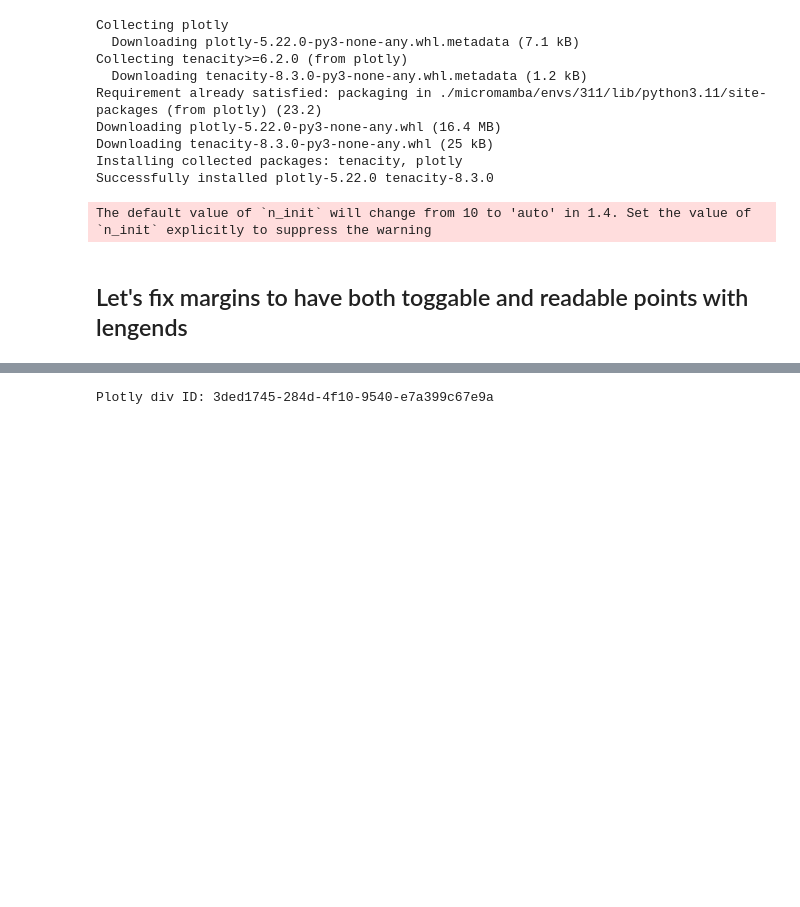
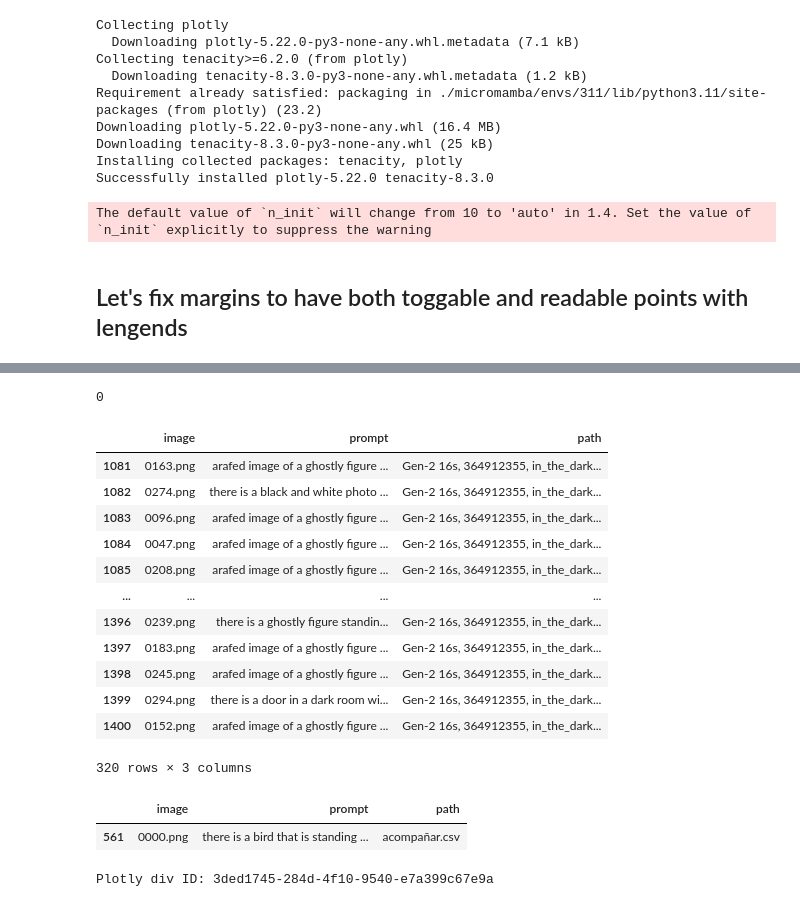
Before and after one commit to karen-pal/semantic_explore, a Jupyter notebook: data_preparation_semantic_transverse_interrogator.ipynb, the cells around one changed output, grey strips where cells are left out. Saved outputs shown, nothing was run; the diff lists cells and outputs as text; code cells hidden in the pictures; blank space fills up the shorter version.

```diff
--- a/data_preparation_semantic_transverse_interrogator.ipynb
+++ b/data_preparation_semantic_transverse_interrogator.ipynb
@@ -1032,0 +1085,33 @@ Plotly div ID: b116147e-366d-4067-b85b-ed2a84b84d44
+# %%
+import pandas as pd
+import numpy as np
+import tensorflow as tf
+import tensorflow_hub as hub
+from sklearn.manifold import TSNE
+import plotly.graph_objs as go
+
+# Load Universal Sentence Encoder model
+use_model = hub.load("https://tfhub.dev/google/universal-sentence-encoder/4")
+
+# Function to get USE embeddings
+def get_use_embeddings(sentences):
+    """
+    Get semantic embeddings using Universal Sentence Encoder.
+    """
+    # Convert sentences to tensors
+    sentence_tensors = tf.constant(sentences.tolist())
+
+    # Get sentence embeddings
+    sentence_embeddings = use_model(sentence_tensors).numpy()
+
+    return sentence_embeddings
+
+# Read DataFrame from CSV
+df = pd.read_csv("full_dataset.csv")
+
+# Apply embeddings function to all sentences
+embeddings = get_use_embeddings(df['prompt'])
+
+# Apply t-SNE to reduce dimensionality to 3 dimensions
+tsne = TSNE(n_components=3, random_state=42)
+embeddings_3d = tsne.fit_transform(embeddings)
@@ -1046,3 +1384,28 @@ Layout({
+# %%
+len(df[df["path"]=='test.csv'])
+# %% [output]
+0
+# %%
+df[df["path"]=="Gen-2 16s, 364912355, in_the_dark_human_sh, M 5.csv"]
+# %% [output]
+|  | image | prompt | path |
+| 1081 | 0163.png | arafed image of a ghostly figure ... | Gen-2 16s, 364912355, in_the_dark... |
+| 1082 | 0274.png | there is a black and white photo ... | Gen-2 16s, 364912355, in_the_dark... |
+| 1083 | 0096.png | arafed image of a ghostly figure ... | Gen-2 16s, 364912355, in_the_dark... |
+| 1084 | 0047.png | arafed image of a ghostly figure ... | Gen-2 16s, 364912355, in_the_dark... |
+| 1085 | 0208.png | arafed image of a ghostly figure ... | Gen-2 16s, 364912355, in_the_dark... |
+| ... | ... | ... | ... |
+| 1396 | 0239.png | there is a ghostly figure standin... | Gen-2 16s, 364912355, in_the_dark... |
+| 1397 | 0183.png | arafed image of a ghostly figure ... | Gen-2 16s, 364912355, in_the_dark... |
+| 1398 | 0245.png | arafed image of a ghostly figure ... | Gen-2 16s, 364912355, in_the_dark... |
+| 1399 | 0294.png | there is a door in a dark room wi... | Gen-2 16s, 364912355, in_the_dark... |
+| 1400 | 0152.png | arafed image of a ghostly figure ... | Gen-2 16s, 364912355, in_the_dark... |
+320 rows × 3 columns
+# %%
+df[(df["path"] == 'acompañar.csv') & (df["image"] == '0000.png')]
+# %% [output]
+|  | image | prompt | path |
+| 561 | 0000.png | there is a bird that is standing ... | acompañar.csv |
 # %%
 import re
 
```
Also changed, not shown: parts of 15 cells of this notebook, 1 other file.
